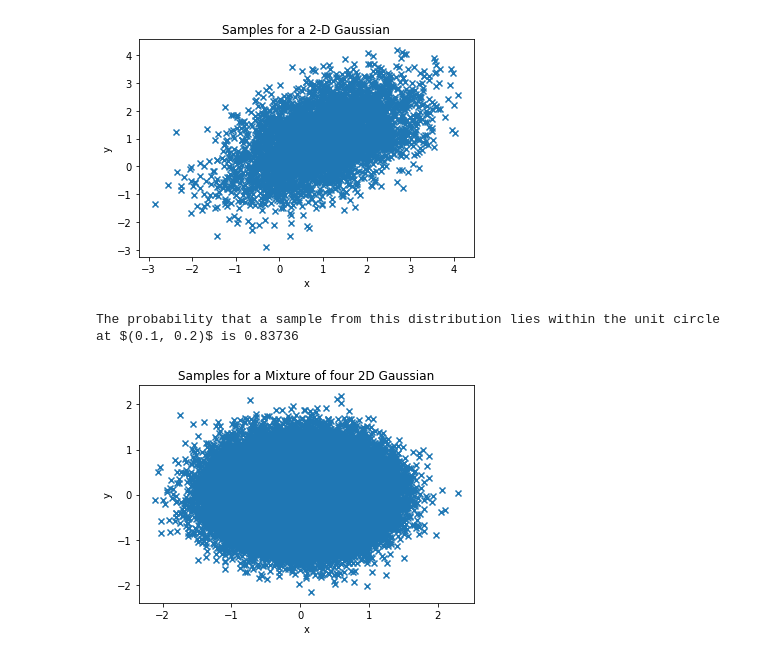
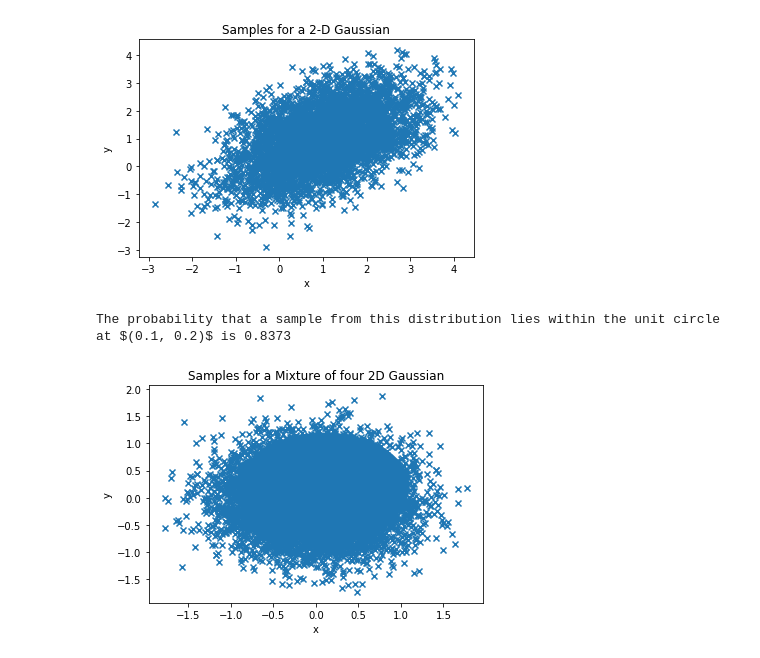
Before and after one commit to aureole-420/machine-learning, a Jupyter notebook: hw1/SamplerTestCase.ipynb, the cells around one changed output. Cells and saved outputs as stored; diff of their text form; code cells hidden in the pictures.

```diff
--- a/hw1/SamplerTestCase.ipynb
+++ b/hw1/SamplerTestCase.ipynb
@@ -82,35 +82,45 @@ samplerModels = [
     MultiVariateNormal(np.array([1,1]).T, Sigma),
     MultiVariateNormal(np.array([1,-1]).T, Sigma),
     MultiVariateNormal(np.array([-1,1]).T, Sigma),
     MultiVariateNormal(np.array([-1,-1]).T, Sigma)
 ]
 splMixtureModel = MixtureModel([0.25, 0.25, 0.25, 0.25], samplerModels)
 # splMixtureModel = MixtureModel([0.0, 0, 0, 0], samplerModels)
 
 
 # print splMixtureModel.sample()
 
-fig4 = plt.figure()
-sampleNumber = 100000
+# fig4 = plt.figure()
+sampleNumber = 1000
 xsamples = np.zeros((sampleNumber,))
 ysamples = np.zeros((sampleNumber,))
 count = 0;
 for i in range(sampleNumber):
     xytuple = splMixtureModel.sample()
     xsamples[i] = xytuple[0]
     ysamples[i] = xytuple[1]
     if ((xytuple[0]-0.1)**2 + (xytuple[1]-0.2)**2 <= 1):
         count += 1
 
 probInCircle = 1.0 * count / sampleNumber
 print "The probability that a sample from this distribution lies within the unit circle at $(0.1, 0.2)$ is", probInCircle
 
+
+circle = plt.Circle((0.1,0.2),1.0)
+fig, ax = plt.subplots() # note we must use plt.subplots, not plt.subplot
+# (or if you have an existing figure)
+# fig = plt.gcf()
+# ax = fig.gca()
+
+ax.add_artist(circle)
 plt.scatter(xsamples, ysamples, marker = "x")
 plt.xlabel("x")
 plt.ylabel("y")
+
+
 plt.title("Samples for a Mixture of four 2D Gaussian")
 plt.show()
-fig4.savefig("./samplefigs/fig4.png")
+# fig4.savefig("./samplefigs/fig4.png")
 # %% [output]
-The probability that a sample from this distribution lies within the unit circle at $(0.1, 0.2)$ is 0.83736
+The probability that a sample from this distribution lies within the unit circle at $(0.1, 0.2)$ is 0.8373
-[figure, old version]
+[figure, new version]
```
Also changed, not shown: 2 other files.
